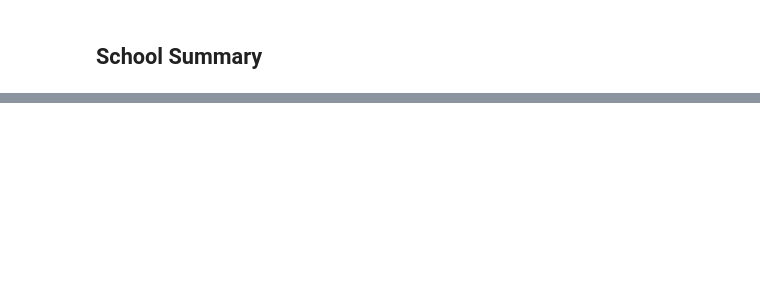
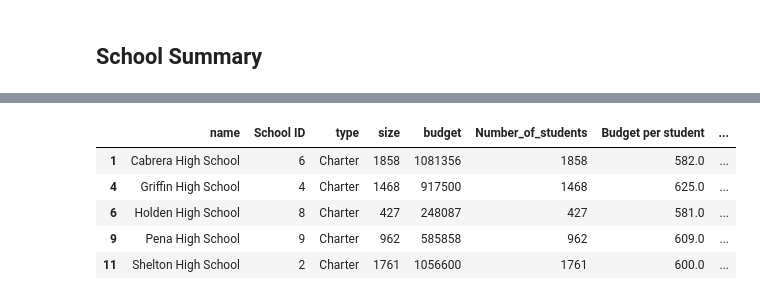
Before and after one commit to paulgarias/pandasHW4, a Jupyter notebook: PyCitySchools/PyCitySchools_Notebook.ipynb, the cells around one changed output, grey strips where cells are left out. Saved outputs shown, nothing was run; the diff lists cells and outputs as text; code cells hidden in the pictures; blank space fills up the shorter version.

```diff
--- a/PyCitySchools/PyCitySchools_Notebook.ipynb
+++ b/PyCitySchools/PyCitySchools_Notebook.ipynb
@@ -69,0 +84,11 @@ df_schools_4 = df_schools_4.reset_index(drop=False)
+# %%
+df_schools_top = df_schools_4.sort_values('Overall Passing Rate',ascending=False)
+# %%
+df_schools_top.head(5)
+# %% [output]
+|  | name | School ID | type | size | budget | Number_of_students | Budget per student | ... |
+| 1 | Cabrera High School | 6 | Charter | 1858 | 1081356 | 1858 | 582.0 | ... |
+| 4 | Griffin High School | 4 | Charter | 1468 | 917500 | 1468 | 625.0 | ... |
+| 6 | Holden High School | 8 | Charter | 427 | 248087 | 427 | 581.0 | ... |
+| 9 | Pena High School | 9 | Charter | 962 | 585858 | 962 | 609.0 | ... |
+| 11 | Shelton High School | 2 | Charter | 1761 | 1056600 | 1761 | 600.0 | ... |
```
Also changed, not shown: parts of 20 cells of this notebook.
